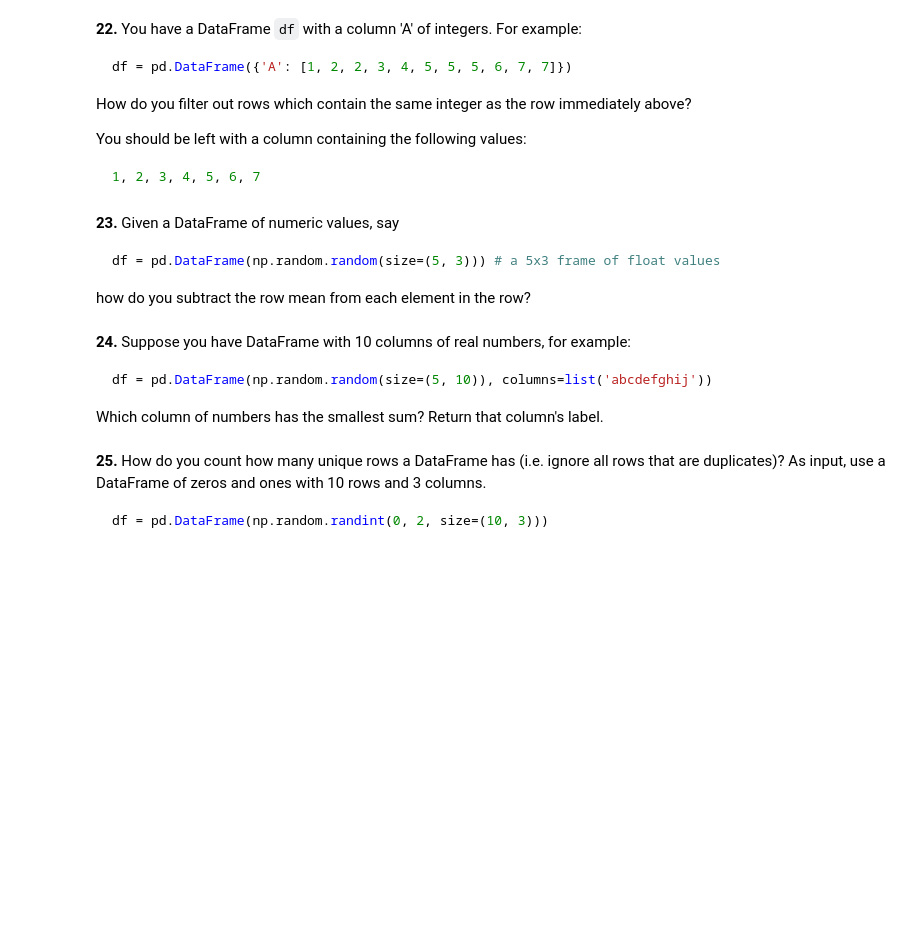
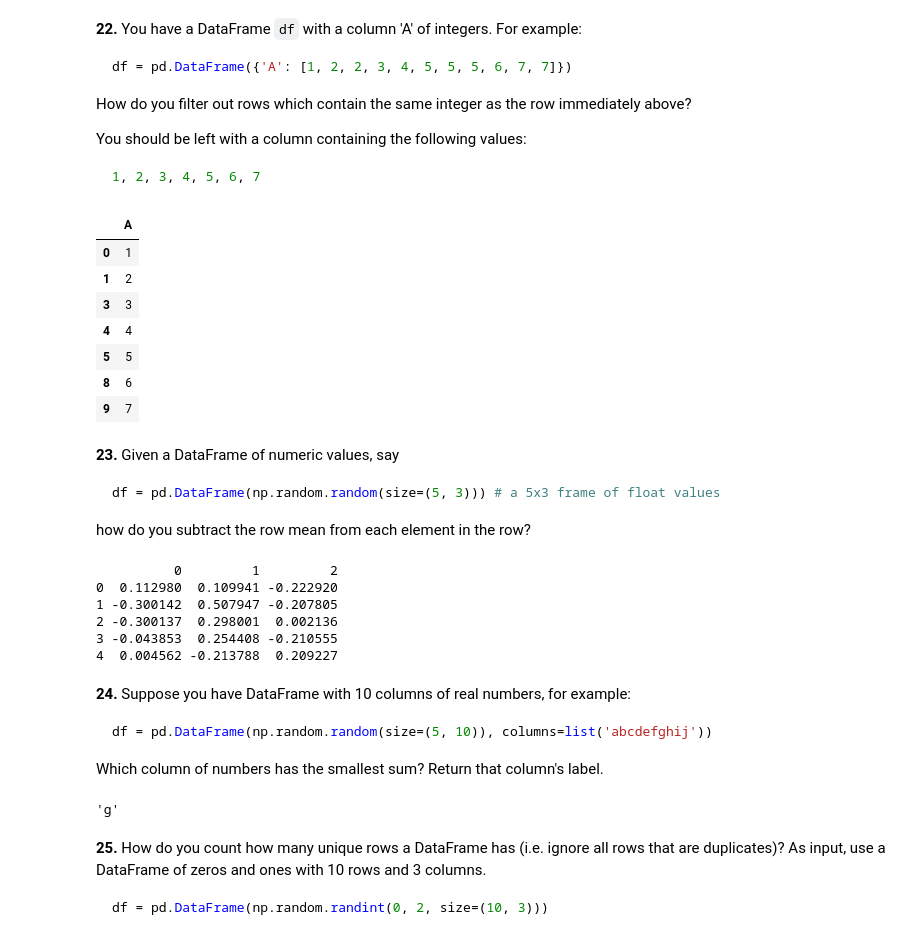
Before and after one commit to IamHenryEvery/100-pandas-puzzles, a Jupyter notebook: 100-pandas-puzzles.ipynb, the cells around one changed output. Saved outputs shown, nothing was run; the diff lists cells and outputs as text; code cells hidden in the pictures; blank space fills up the shorter version.

````diff
--- a/100-pandas-puzzles.ipynb
+++ b/100-pandas-puzzles.ipynb
@@ -360,6 +363,18 @@ You should be left with a column containing the following values:
 ```python
 1, 2, 3, 4, 5, 6, 7
 ```
+# %%
+df = pd.DataFrame({"A": [1, 2, 2, 3, 4, 5, 5, 5, 6, 7, 7]})
+df.loc[df['A'].shift() != df['A']]
+# %% [output]
+|  | A |
+| 0 | 1 |
+| 1 | 2 |
+| 3 | 3 |
+| 4 | 4 |
+| 5 | 5 |
+| 8 | 6 |
+| 9 | 7 |
 # %% [markdown]
 **23.** Given a DataFrame of numeric values, say
 ```python
@@ -367,6 +382,18 @@ df = pd.DataFrame(np.random.random(size=(5, 3))) # a 5x3 frame of float values
 ```
 
 how do you subtract the row mean from each element in the row?
+# %%
+df = pd.DataFrame(np.random.random(size=(5, 3)))
+df = df.apply(lambda x: x - x.mean(), axis=1)
+
+print(df)
+# %% [output]
+          0         1         2
+0  0.112980  0.109941 -0.222920
+1 -0.300142  0.507947 -0.207805
+2 -0.300137  0.298001  0.002136
+3 -0.043853  0.254408 -0.210555
+4  0.004562 -0.213788  0.209227
 # %% [markdown]
 **24.** Suppose you have DataFrame with 10 columns of real numbers, for example:
 
@@ -374,6 +401,11 @@ how do you subtract the row mean from each element in the row?
 df = pd.DataFrame(np.random.random(size=(5, 10)), columns=list('abcdefghij'))
 ```
 Which column of numbers has the smallest sum?  Return that column's label.
+# %%
+df = pd.DataFrame(np.random.random(size=(5, 10)), columns=list("abcdefghij"))
+df.sum().idxmin()
+# %% [output]
+'g'
 # %% [markdown]
 **25.** How do you count how many unique rows a DataFrame has (i.e. ignore all rows that are duplicates)? As input, use a DataFrame of zeros and ones with 10 rows and 3 columns.
 
````
Also changed, not shown: parts of 6 cells of this notebook.
